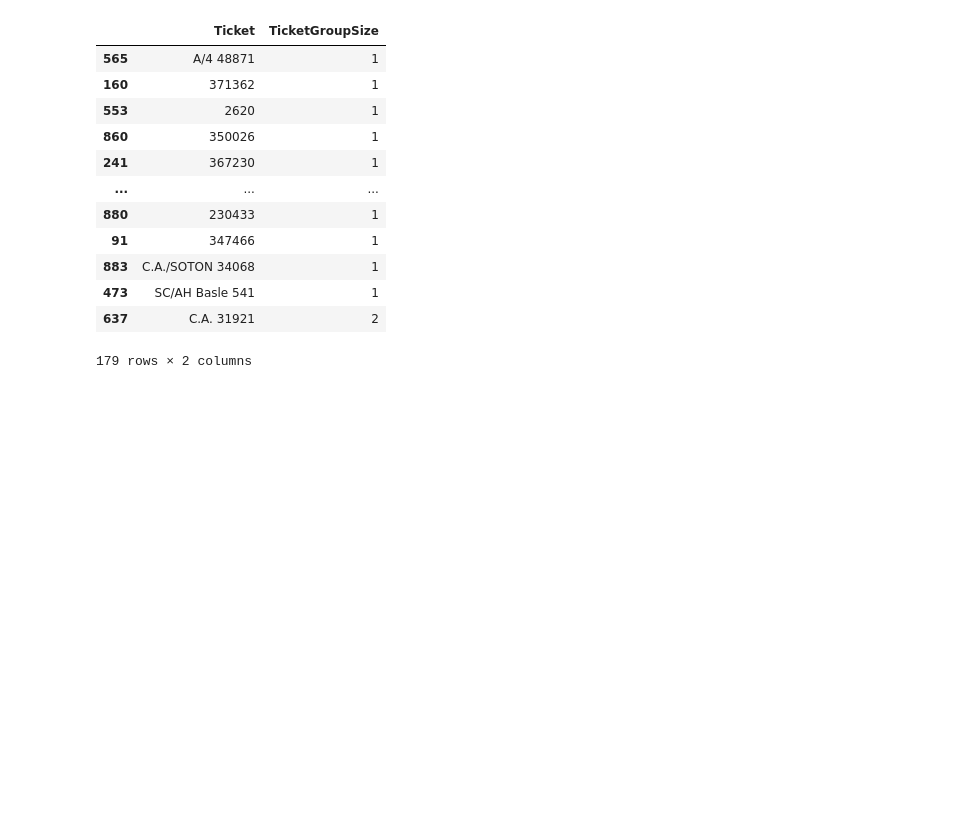
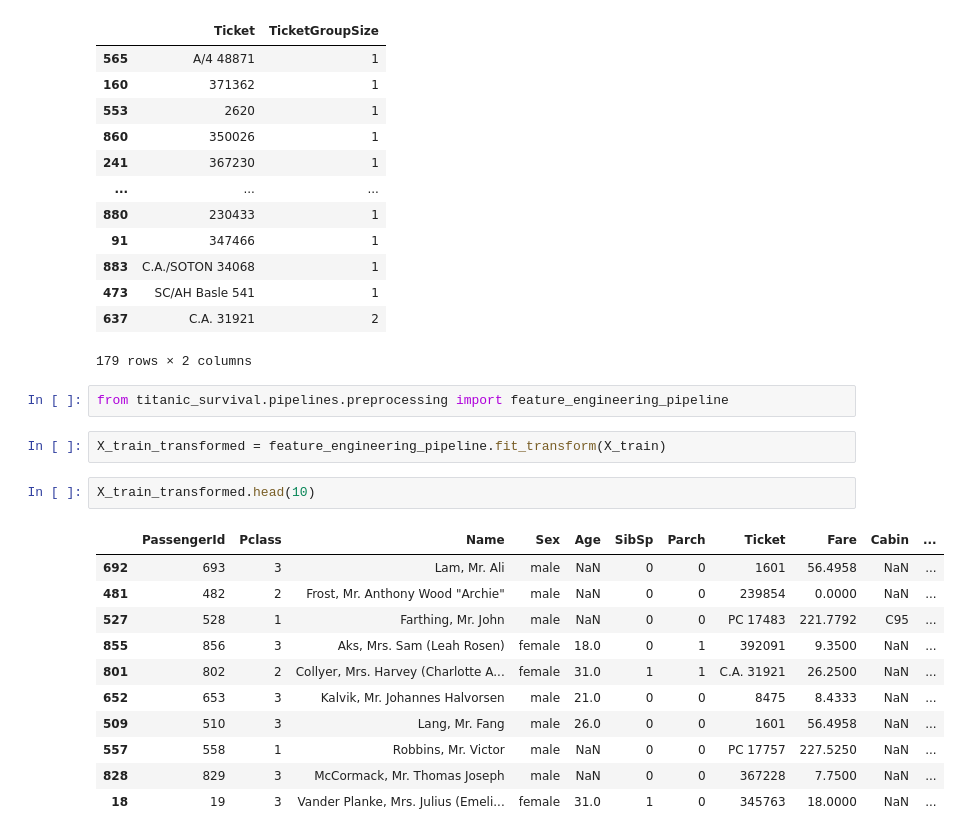
Before and after one commit to Alok-Senapati/ml-studio, a Jupyter notebook: projects/titanic_survival/notebooks/04_feature_pipeline.ipynb, the cells around one changed output. Drawn from its saved outputs; the diff is of its cells as text; blank space fills up the shorter version.

Commit message:
feat(preprocessing): integrate custom feature engineering transformers into sklearn pipeline

```diff
--- a/projects/titanic_survival/notebooks/04_feature_pipeline.ipynb
+++ b/projects/titanic_survival/notebooks/04_feature_pipeline.ipynb
@@ -290,3 +290,21 @@ X_val_tgs[["Ticket", "TicketGroupSize"]]
 | 473 | SC/AH Basle 541 | 1 |
 | 637 | C.A. 31921 | 2 |
 179 rows × 2 columns
+# %%
+from titanic_survival.pipelines.preprocessing import feature_engineering_pipeline
+# %%
+X_train_transformed = feature_engineering_pipeline.fit_transform(X_train)
+# %%
+X_train_transformed.head(10)
+# %% [output]
+|  | PassengerId | Pclass | Name | Sex | Age | SibSp | Parch | Ticket | Fare | Cabin | ... |
+| 692 | 693 | 3 | Lam, Mr. Ali | male | NaN | 0 | 0 | 1601 | 56.4958 | NaN | ... |
+| 481 | 482 | 2 | Frost, Mr. Anthony Wood "Archie" | male | NaN | 0 | 0 | 239854 | 0.0000 | NaN | ... |
+| 527 | 528 | 1 | Farthing, Mr. John | male | NaN | 0 | 0 | PC 17483 | 221.7792 | C95 | ... |
+| 855 | 856 | 3 | Aks, Mrs. Sam (Leah Rosen) | female | 18.0 | 0 | 1 | 392091 | 9.3500 | NaN | ... |
+| 801 | 802 | 2 | Collyer, Mrs. Harvey (Charlotte A... | female | 31.0 | 1 | 1 | C.A. 31921 | 26.2500 | NaN | ... |
+| 652 | 653 | 3 | Kalvik, Mr. Johannes Halvorsen | male | 21.0 | 0 | 0 | 8475 | 8.4333 | NaN | ... |
+| 509 | 510 | 3 | Lang, Mr. Fang | male | 26.0 | 0 | 0 | 1601 | 56.4958 | NaN | ... |
+| 557 | 558 | 1 | Robbins, Mr. Victor | male | NaN | 0 | 0 | PC 17757 | 227.5250 | NaN | ... |
+| 828 | 829 | 3 | McCormack, Mr. Thomas Joseph | male | NaN | 0 | 0 | 367228 | 7.7500 | NaN | ... |
+| 18 | 19 | 3 | Vander Planke, Mrs. Julius (Emeli... | female | 31.0 | 1 | 0 | 345763 | 18.0000 | NaN | ... |
```
Also changed, not shown: 3 other files.
